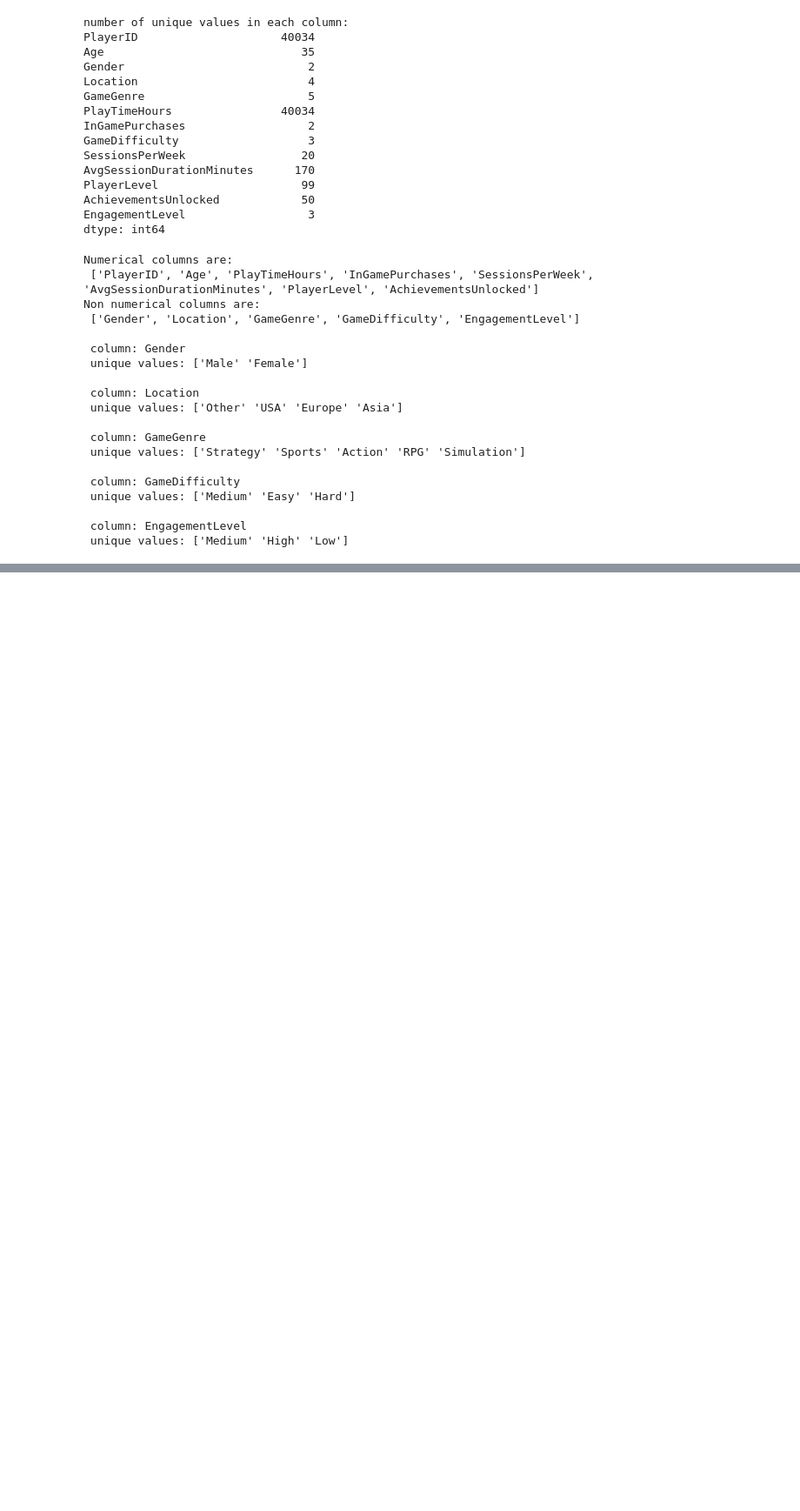
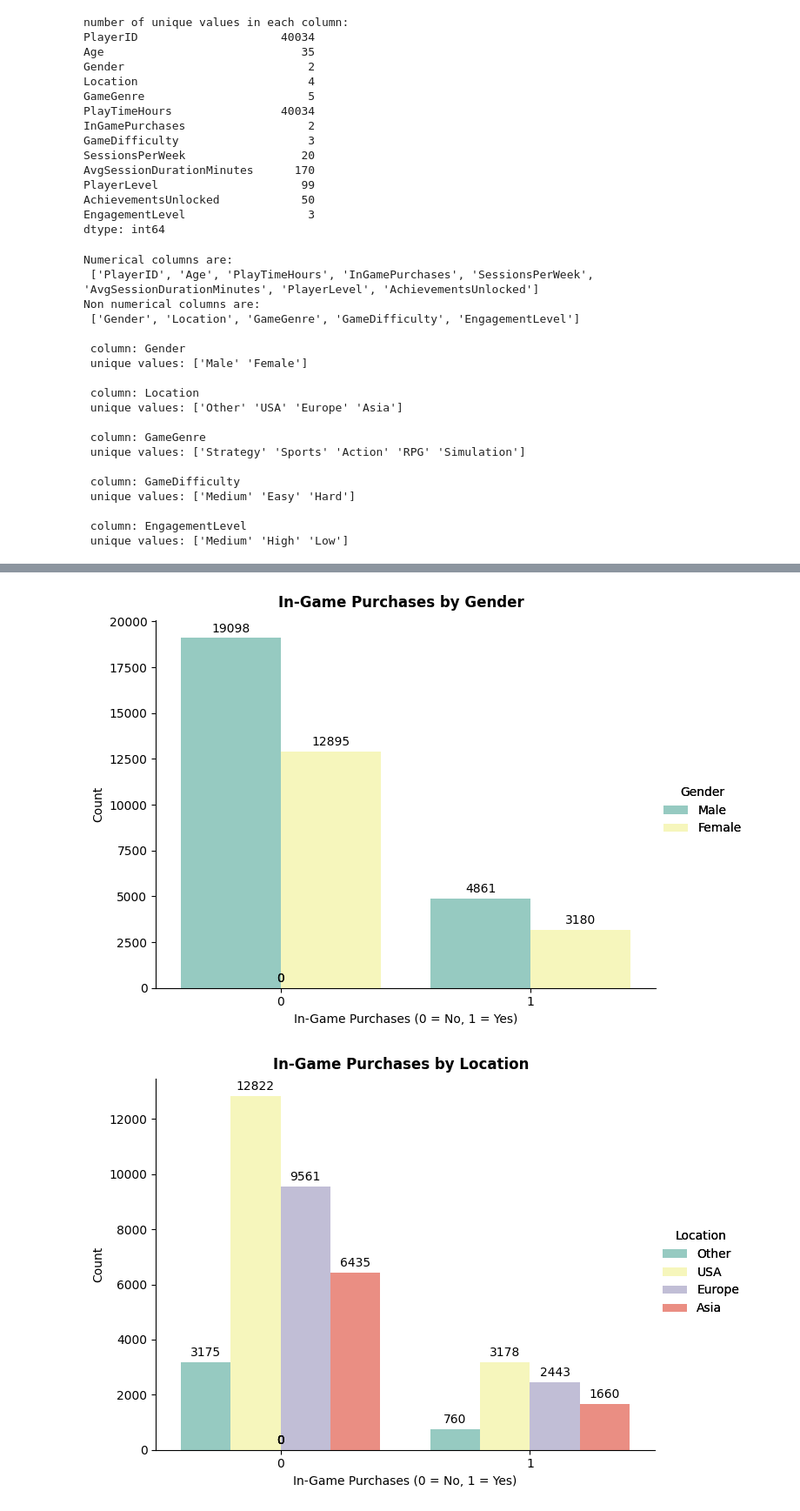
Before and after one commit to khalil-hub/Predict_player_behavior, a Jupyter notebook: notebooks/exploratory_analysis.ipynb, the cells around one changed output, grey strips where cells are left out. Shown at 87% size. Drawn from its saved outputs; the diff is of its cells as text; code cells hidden in the pictures; blank space fills up the shorter version.

```diff
--- a/notebooks/exploratory_analysis.ipynb
+++ b/notebooks/exploratory_analysis.ipynb
@@ -103,0 +301,40 @@ Non numerical columns are:
+# %%
+# Define the categorical columns to analyze against 'InGamePurchases'
+categorical_columns = ['Gender', 'Location', 'GameGenre', 'GameDifficulty', 'EngagementLevel']
+
+# Loop through each categorical column to create catplots
+for column in categorical_columns:
+    # Create the catplot for InGamePurchases vs the current categorical column
+    g = sns.catplot(
+        data=data,
+        x='InGamePurchases',
+        hue=column,
+        kind='count',
+        height=5,
+        aspect=1.2,
+        palette='Set3'
+    )
+
+    # Customize labels and titles
+    g.set_axis_labels("In-Game Purchases (0 = No, 1 = Yes)", "Count")
+    g.figure.suptitle(f'In-Game Purchases by {column}', weight='bold', y=1.02)
+
+    # Add text annotations
+    for ax in g.axes.flat:
+        for p in ax.patches:
+            ax.annotate(f'{int(p.get_height())}',
+                        (p.get_x() + p.get_width() / 2., p.get_height()),
+                        ha='center',
+                        va='baseline',
+                        fontsize=10,
+                        color='black',
+                        xytext=(0, 5),
+                        textcoords='offset points')
+
+    # Add the legend
+    g.add_legend(title=column)
+
+    plt.show()
+# %% [output]
+[figure, added]
+[figure, added]
```
Also changed, not shown: parts of 11 cells of this notebook, 21 other files.
